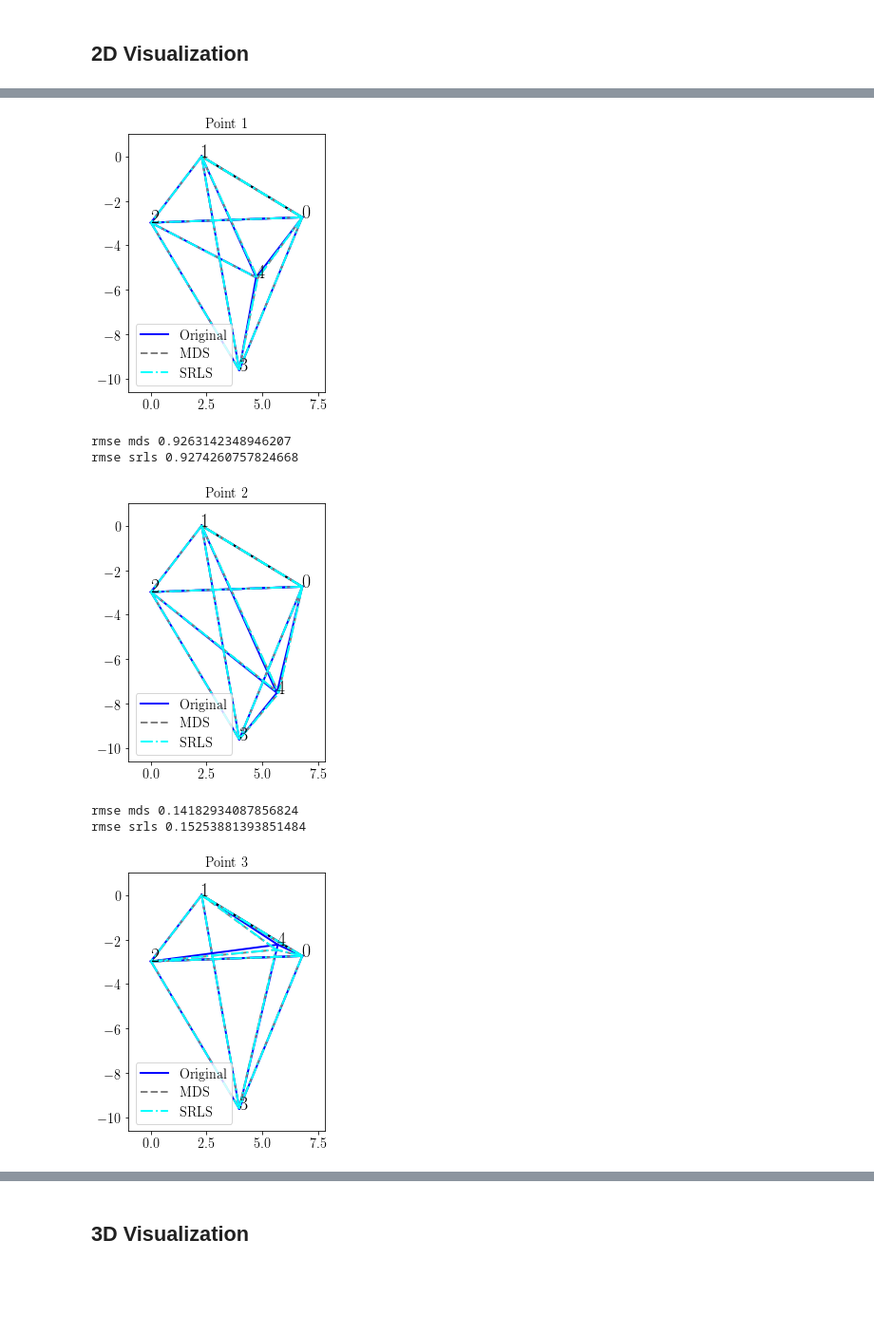
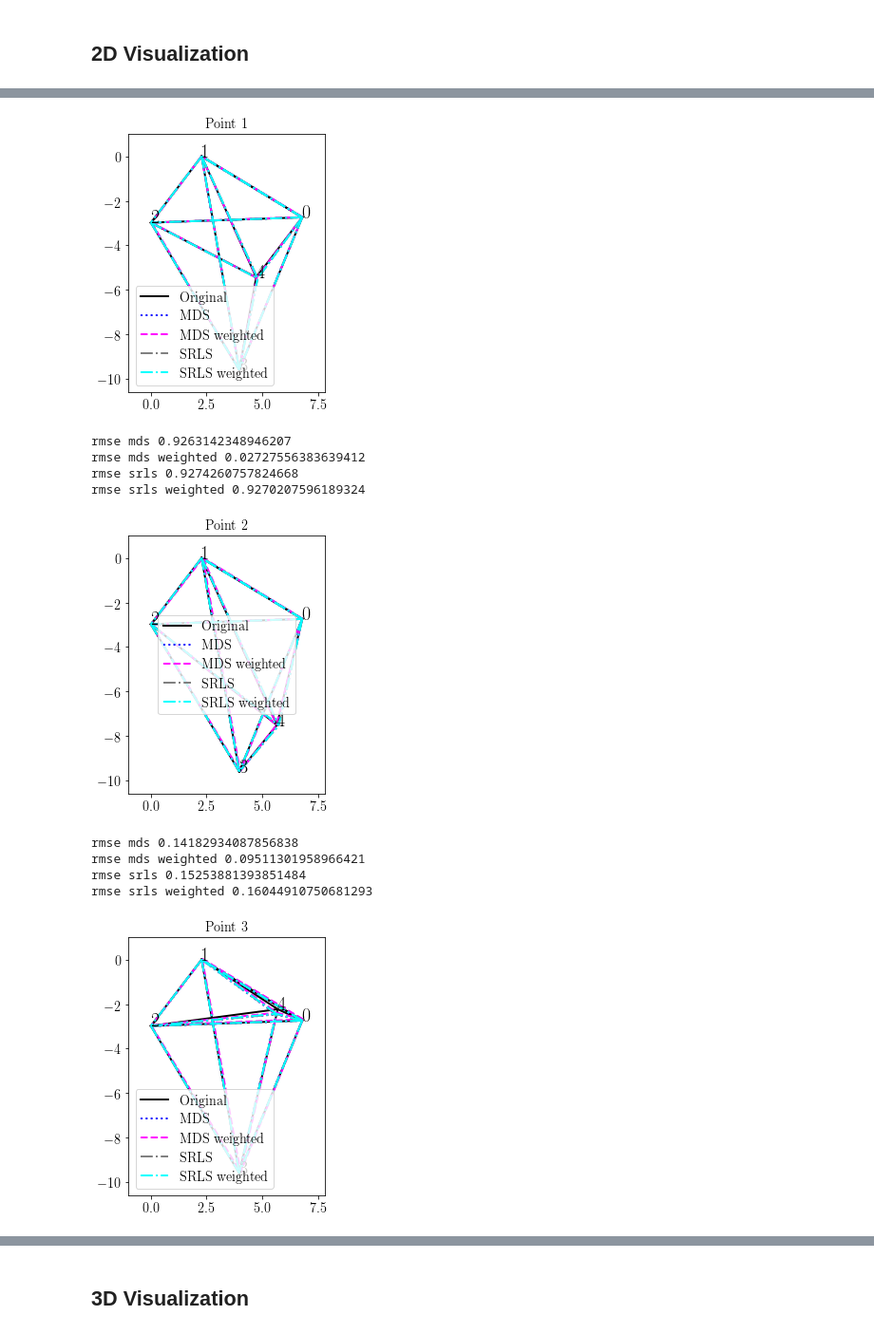
Before and after one commit to LCAV/pylocus, a Jupyter notebook: EvaluateData.ipynb, the cells around one changed output, grey strips where cells are left out. Shown at 95% size. Cells and saved outputs as stored; diff of their text form; code cells hidden in the pictures; blank space fills up the shorter version.

Commit message:
Weighted methods working on first dataset.

```diff
--- a/EvaluateData.ipynb
+++ b/EvaluateData.ipynb
@@ -40,12 +40,16 @@ for i in range(n_positions):
         idx_a = data[:,2] == id_a
         distance_real = np.linalg.norm(P_a - P_i)
         distances_ia = data[idx_a & idx_i, -1]
+
+        bias = abs(distance_real - np.mean(distances_ia))
+        std = np.std(distances_ia)
+
         distances_per_point.append(distances_ia)
-        vals, bins, __ = axs.hist(distances_ia, label='anchor {}'.format(j),color=colors[j])
+        vals, bins, __ = axs.hist(distances_ia, label='anchor {}, bias={:2.2f}, std={:2.2f}'.format(j,bias,std),color=colors[j])
         ymax = max(vals)
         axs.vlines(distance_real, 0, ymax,color=colors[j], linestyle=':')
         plt.legend(loc='best')
-    plt.title('Measured vs. real distances from anchors.')
+    plt.title('Measured vs. real distances from anchors to P{}.'.format(i))
     plt.show()
     #fig = plt.figure()
     #ax = fig.add_subplot(111)
@@ -153,18 +170,36 @@ MDS edm error  6.0975977101
 from plots_cti import plot_point_sets
 from basics import rmse
 
+n_methods = 4
+names=['Original','MDS','MDS weighted','SRLS','SRLS weighted']
+rmses = np.zeros((n_methods, n_positions))
 size = [5,5]
 for i in range(n_positions):
     Xorig = points_original[i]
     Xmds = points_mds[i]
+    Xmds_weighted = points_mds_weighted[i]
     Xsrls = points_srls[i]
+    Xsrls_weighted = points_srls_weighted[i]
     rmse_mds = rmse(Xmds[-1,:], Xorig[-1,:])
     rmse_srls = rmse(Xsrls[-1,:], Xorig[-1,:])
+    rmse_srls_weighted = rmse(Xsrls_weighted[-1,:], Xorig[-1,:])
+    rmse_mds_weighted = rmse(Xmds_weighted[-1,:], Xorig[-1,:])
 
+    rmses[:,i] = [rmse_mds, rmse_mds_weighted, rmse_srls, rmse_srls_weighted]
     print('rmse mds', rmse_mds)
+    print('rmse mds weighted', rmse_mds_weighted)
     print('rmse srls', rmse_srls)
+    print('rmse srls weighted', rmse_srls_weighted)
 
-    plot_point_sets([Xorig,Xmds,Xsrls],'Point {}'.format(i),size=size, names=('Original','MDS','SRLS'))
+    plot_point_sets([Xorig,Xmds,Xmds_weighted,Xsrls,Xsrls_weighted],'Point {}'.format(i),size=size,names=names)
     #plot_points(Xsrls, title='SRLS, rmse={:2.2e}'.format(rmse_slrs), size=size)
     #plot_points(Xmds, title='MDS, rmse={:2.2e}'.format(rmse_mds),size=size)
+
+for i,method in enumerate(rmses):
+    plt.plot(method,label=names[i+1])
+plt.legend(loc='best')
+plt.xlabel('Point number')
+plt.ylabel('rmse')
+plt.title('Comparison rmses')
+plt.show()
 # %% [output]
@@ -176,7 +215,11 @@ rmse srls 0.2274568076708455
-[figure, old version]
+[figure, new version]
 rmse mds 0.9263142348946207
+rmse mds weighted 0.02727556383639412
 rmse srls 0.9274260757824668
+rmse srls weighted 0.9270207596189324
-[figure, old version]
+[figure, new version]
-rmse mds 0.14182934087856824
+rmse mds 0.14182934087856838
+rmse mds weighted 0.09511301958966421
 rmse srls 0.15253881393851484
+rmse srls weighted 0.16044910750681293
-[figure, old version]
+[figure, new version]
```
Also changed, not shown: parts of 5 cells of this notebook, 3 other files.
